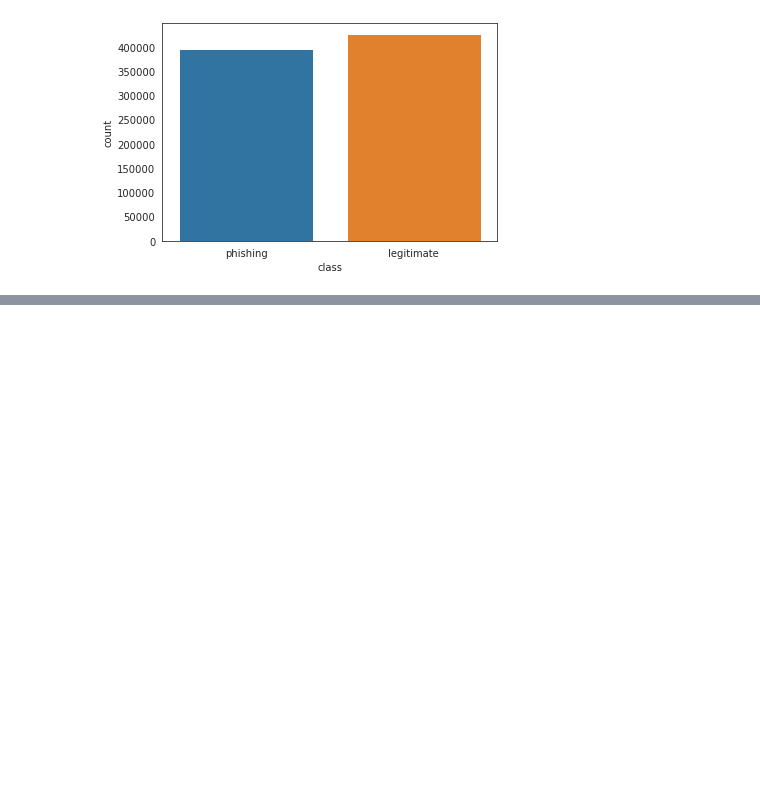
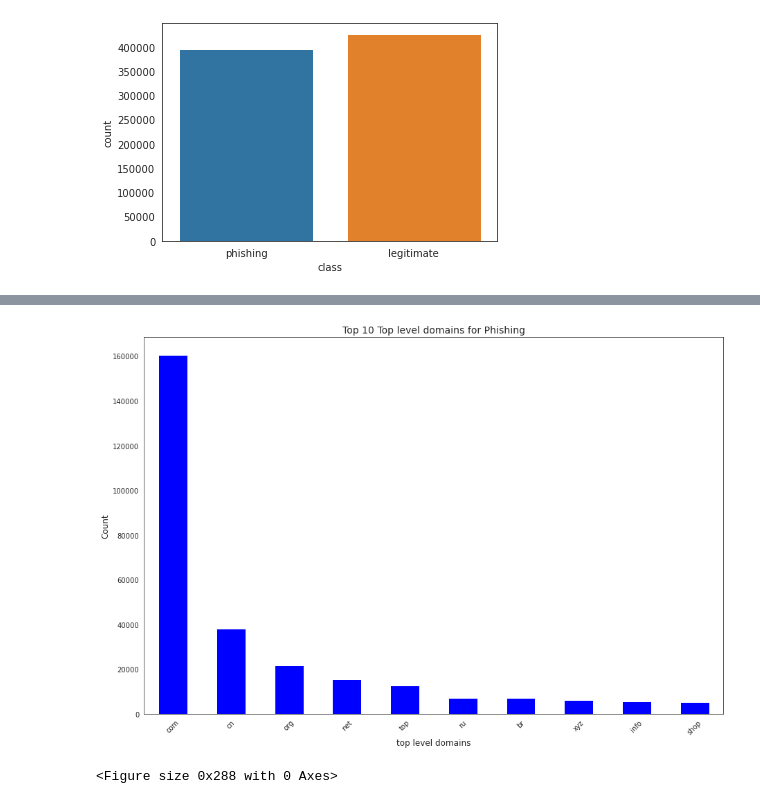
Before and after one commit to HumanClone/URL-EDA, a Jupyter notebook: EDA.ipynb, the cells around one changed output, grey strips where cells are left out. Cells and saved outputs as stored; diff of their text form; code cells hidden in the pictures; blank space fills up the shorter version.

```diff
--- a/EDA.ipynb
+++ b/EDA.ipynb
@@ -187,2 +263,14 @@ Name: top_domain, dtype: int64
+# %%
+fig, ax = plt.subplots(figsize=(15, 10))
+data[data['status']==0].top_domain.value_counts()[:10].plot.bar(color='blue', ax=ax )
+plt.title('Top 10 Top level domains for Phishing',size=14)
+plt.xlabel('top level domains',size=12)
+plt.ylabel('Count',size=12)
+plt.xticks(rotation=45)
+plt.figure().set_figwidth(0)
+plt.show()
+# %% [output]
+[figure, added]
+<Figure size 0x288 with 0 Axes>
 # %%
 fig, ax = plt.subplots(figsize=(15, 10))
```
Also changed, not shown: parts of 39 cells of this notebook.
